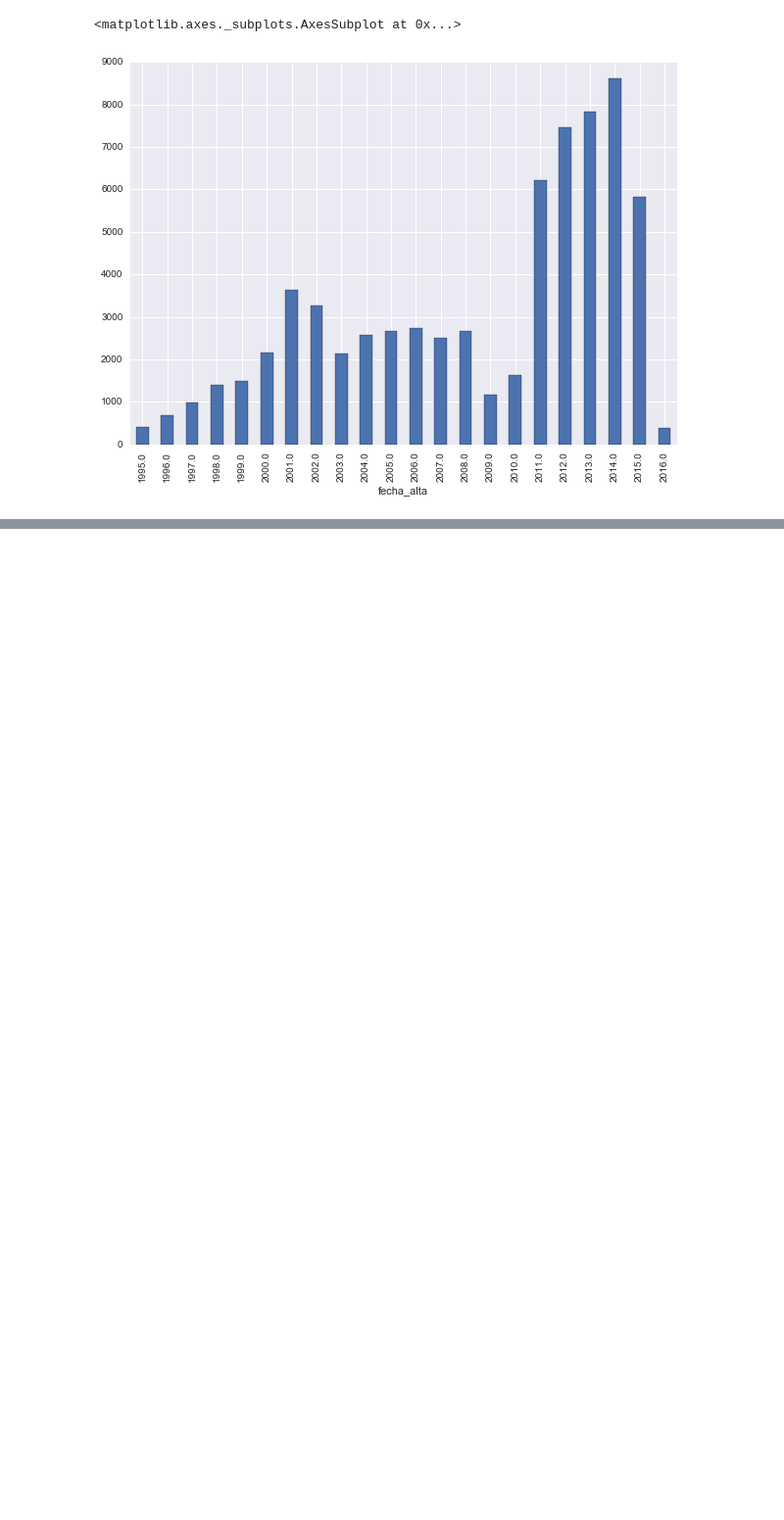
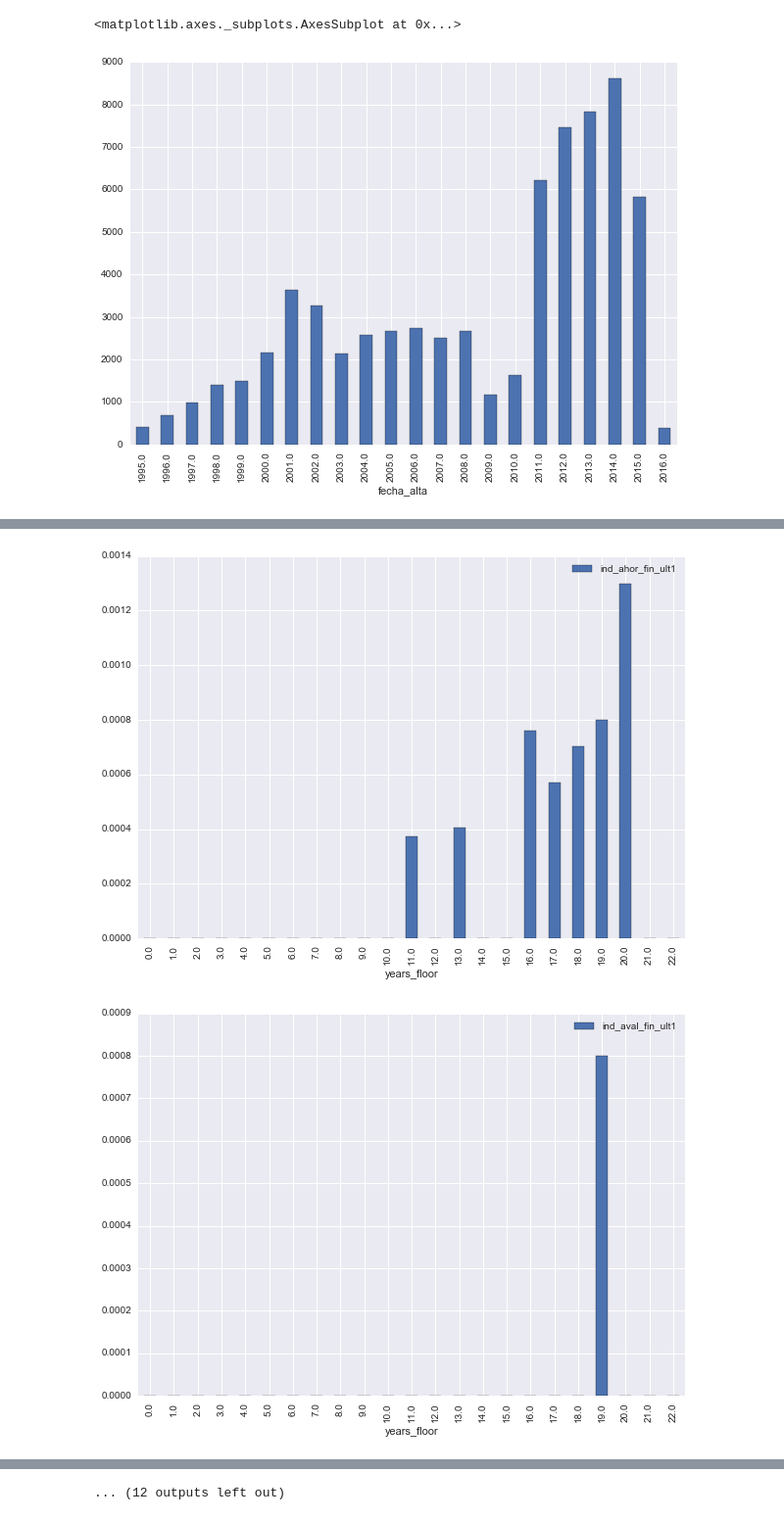
Before and after one commit to ryankresse/santander, a Jupyter notebook: eda.ipynb, the cells around one changed output, grey strips where cells are left out. Shown at 98% size. Cells and saved outputs as stored; diff of their text form; code cells hidden in the pictures; blank space fills up the shorter version.

```diff
--- a/eda.ipynb
+++ b/eda.ipynb
@@ -285,0 +292,6 @@ df['acctAge(days)'].hist()
+# %%
+def calcRates(group):
+    rates = group.iloc[:,24:-8].sum()/group.shape[0]
+    return rates
+ratesByYear = groupedByYear.apply(calcRates).reset_index()
+ratesByYear.head()
@@ -285,0 +315,7 @@ df['acctAge(days)'].hist()
+# %%
+for col in ratesByYear.drop('years_floor', axis=1).columns:
+    ratesByYear.plot.bar( 'years_floor', col)
+    plt.show()
+# %% [output]
+[figure, added]
+[figure, added]
@@ -285,0 +332 @@ df['acctAge(days)'].hist()
+... (12 outputs left out)
```
Also changed, not shown: parts of 21 cells of this notebook.
